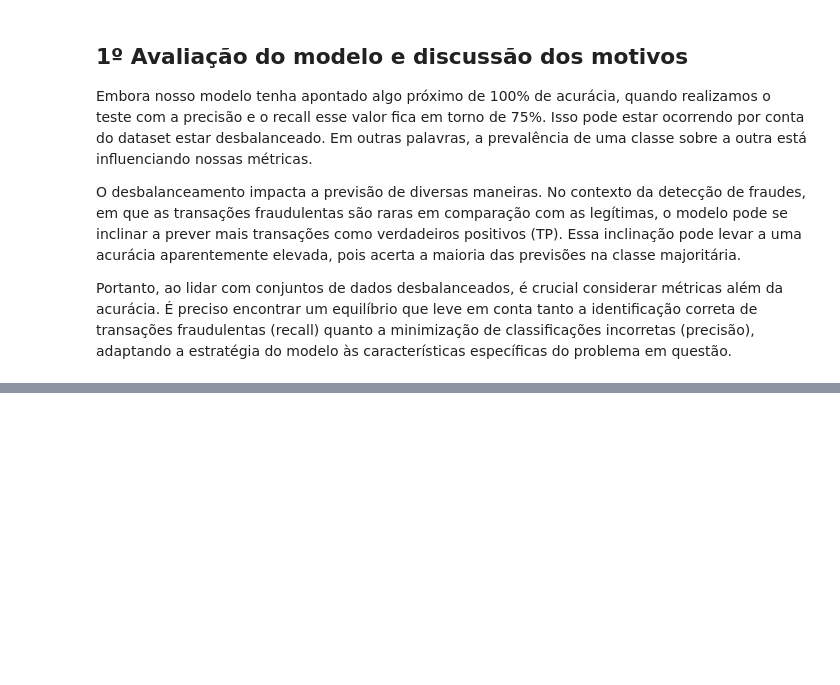
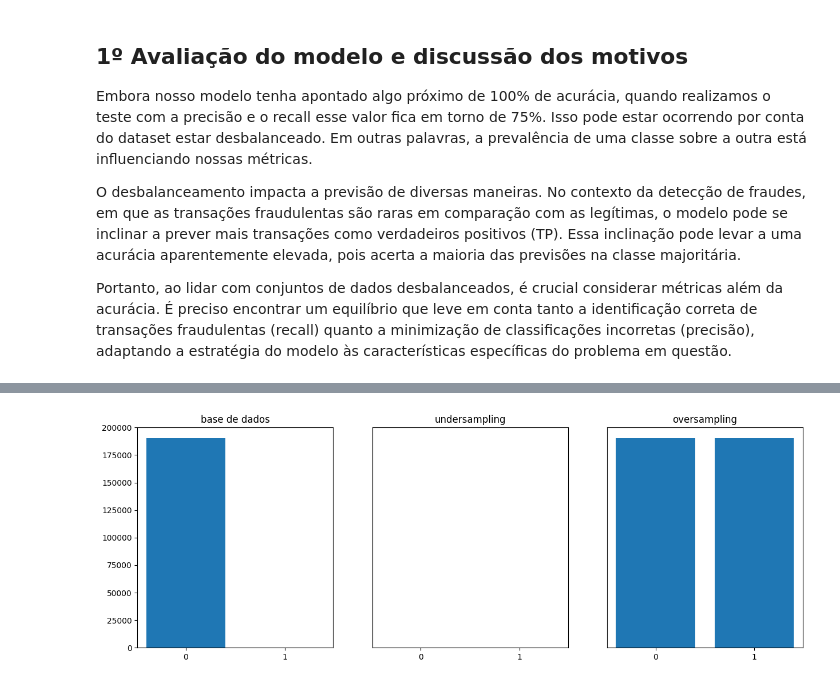
Before and after one commit to lucasarauj0h/advancing-in-python, a Jupyter notebook: data_analysis/credit_fraud/credit_fraud_prediction.ipynb, the cells around one changed output, grey strips where cells are left out. Cells and saved outputs as stored; diff of their text form; code cells hidden in the pictures; blank space fills up the shorter version.

```diff
--- a/data_analysis/credit_fraud/credit_fraud_prediction.ipynb
+++ b/data_analysis/credit_fraud/credit_fraud_prediction.ipynb
@@ -193,0 +251,17 @@ Portanto, ao lidar com conjuntos de dados desbalanceados, é crucial considerar
+# %%
+fig,ax=plt.subplots(ncols=3,figsize=(15,5))
+
+ax[0].bar(y_train.value_counts().index,y_train.value_counts().values)
+ax[1].bar(y_res.value_counts().index,y_res.value_counts().values)
+ax[2].bar(y_resROS.value_counts().index,y_resROS.value_counts().values)
+
+ax[0].set(ylim=(0,200000),xticks=[0,1])
+ax[0].set_title('base de dados')
+ax[1].set(ylim=(0,200000),xticks=[0,1], yticks=[])
+ax[1].set_title('undersampling')
+ax[2].set(ylim=(0,200000),xticks=[0,1], yticks=[])
+ax[2].set_title('oversampling')
+
+plt.show()
+# %% [output]
+[figure, added]
```
Also changed, not shown: parts of 28 cells of this notebook, 1 other file.
